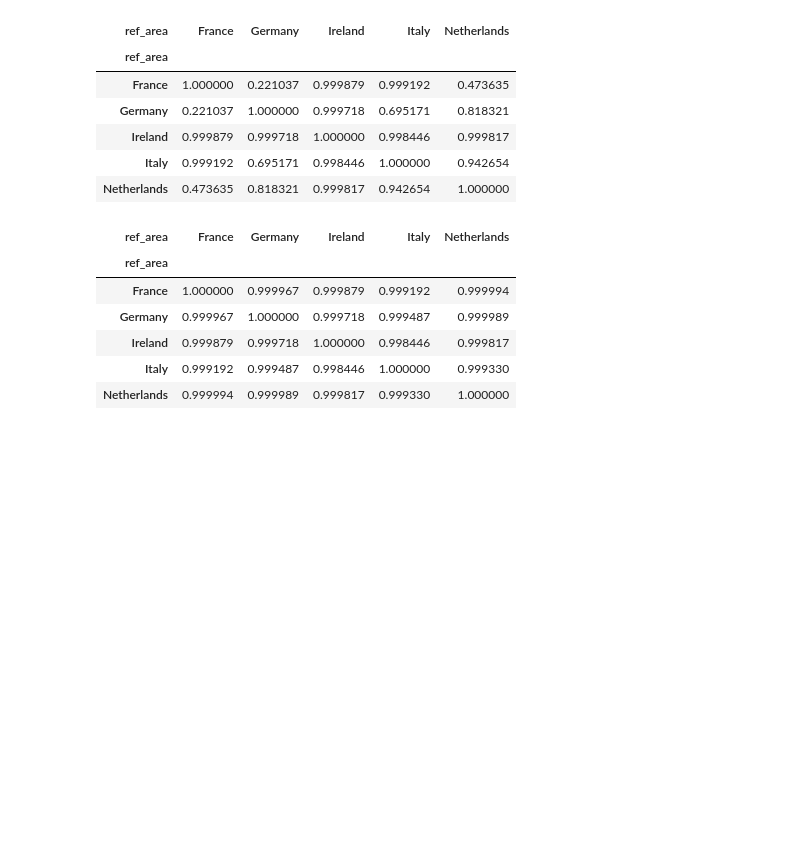
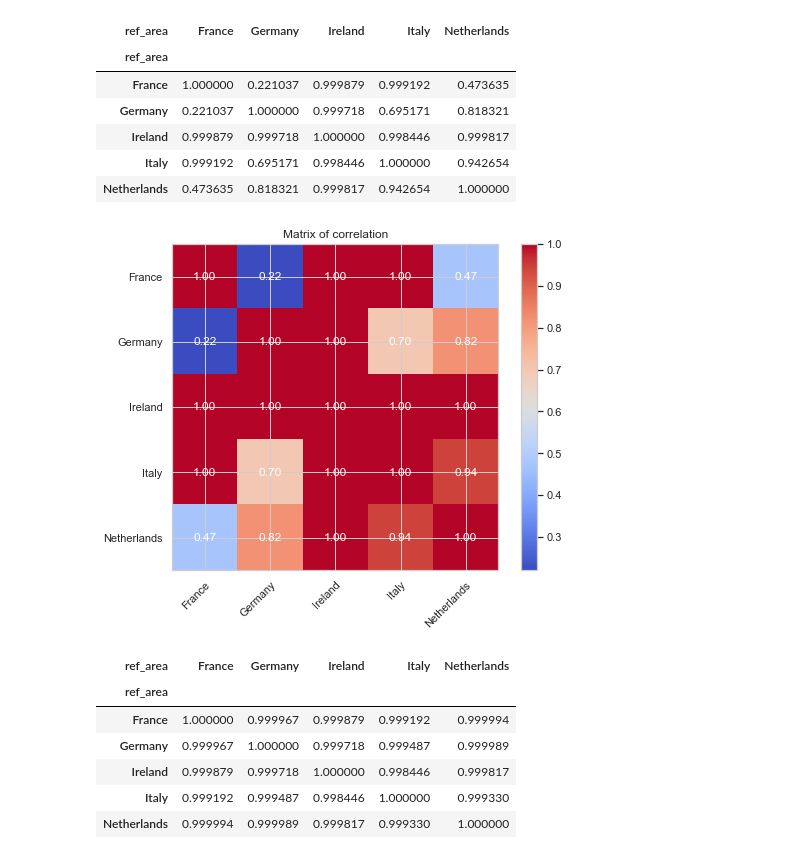
Before and after one commit to leticiacosta91/NewOfficial, a Jupyter notebook: Statistic - REPEAT.ipynb, the cells around one changed output. Saved outputs shown, nothing was run; the diff lists cells and outputs as text; code cells hidden in the pictures; blank space fills up the shorter version.

```diff
--- a/Statistic - REPEAT.ipynb
+++ b/Statistic - REPEAT.ipynb
@@ -1099,6 +1112,42 @@ df_c[df_c.sector == 'Public Administration, Community, Social and other Services
 | Ireland | 0.999879 | 0.999718 | 1.000000 | 0.998446 | 0.999817 |
 | Italy | 0.999192 | 0.695171 | 0.998446 | 1.000000 | 0.942654 |
 | Netherlands | 0.473635 | 0.818321 | 0.999817 | 0.942654 | 1.000000 |
+# %%
+import numpy as np
+import matplotlib.pyplot as plt
+
+correlation_matrix = np.array([
+    [1.000000, 0.221037, 0.999879, 0.999192, 0.473635],
+    [0.221037, 1.000000, 0.999718, 0.695171, 0.818321],
+    [0.999879, 0.999718, 1.000000, 0.998446, 0.999817],
+    [0.999192, 0.695171, 0.998446, 1.000000, 0.942654],
+    [0.473635, 0.818321, 0.999817, 0.942654, 1.000000]
+])
+
+regions = ['France', 'Germany', 'Ireland', 'Italy', 'Netherlands']
+
+fig, ax = plt.subplots(figsize=(8, 6))
+im = ax.imshow(correlation_matrix, cmap='coolwarm')
+
+ax.set_xticks(np.arange(len(regions)))
+ax.set_yticks(np.arange(len(regions)))
+ax.set_xticklabels(regions)
+ax.set_yticklabels(regions)
+
+plt.setp(ax.get_xticklabels(), rotation=45, ha="right",
+         rotation_mode="anchor")
+
+for i in range(len(regions)):
+    for j in range(len(regions)):
+        text = ax.text(j, i, "{:.2f}".format(correlation_matrix[i, j]),
+                       ha="center", va="center", color="w")
+
+plt.colorbar(im)
+
+plt.title('Matrix of correlation')
+plt.show()
+# %% [output]
+[figure, added]
 # %%
 filtered_df = df_c[(df_c['sector'] == 'Public Administration, Community, Social and other Services and Activities') & (df_c['time'] == 2021)]
 
```
Also changed, not shown: parts of 5 cells of this notebook.
